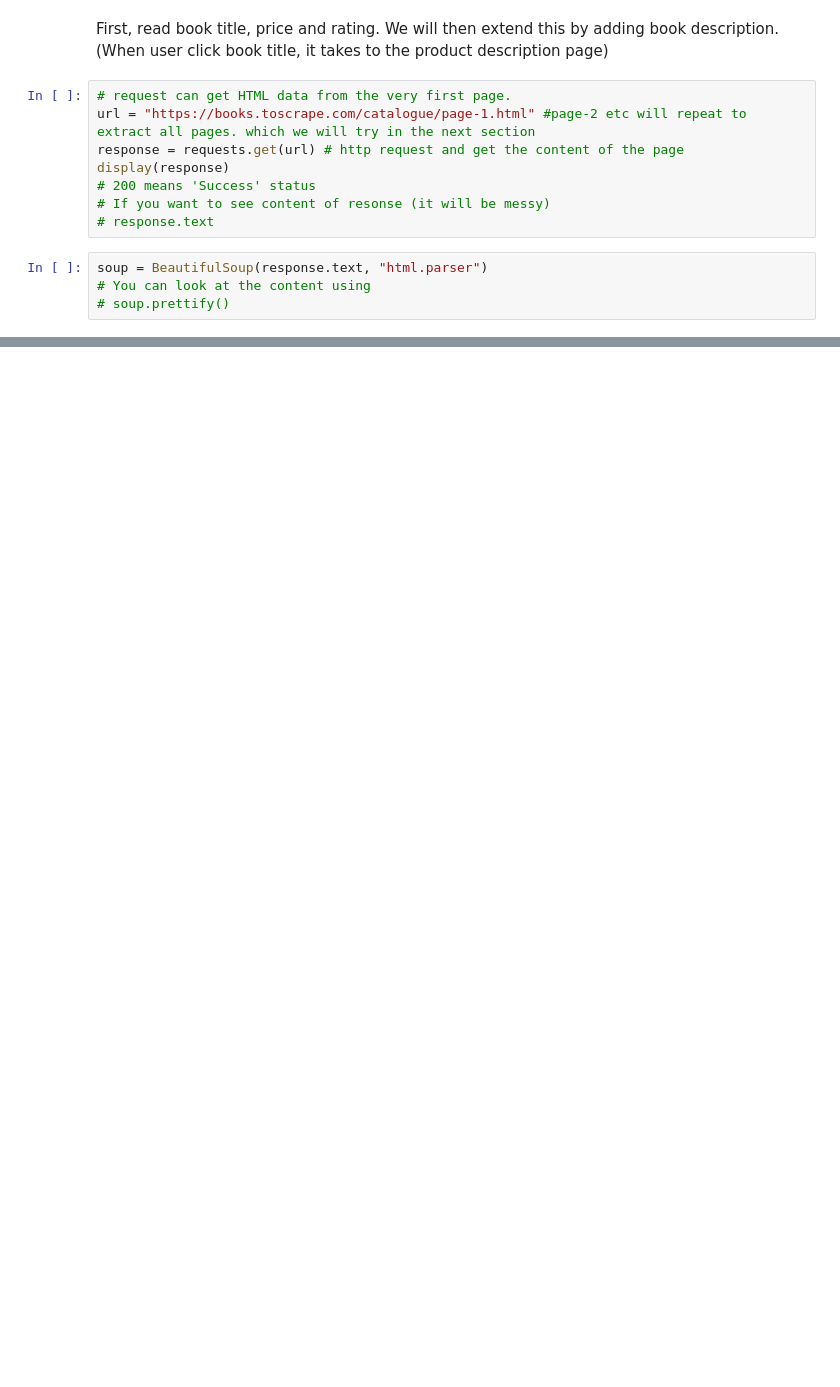
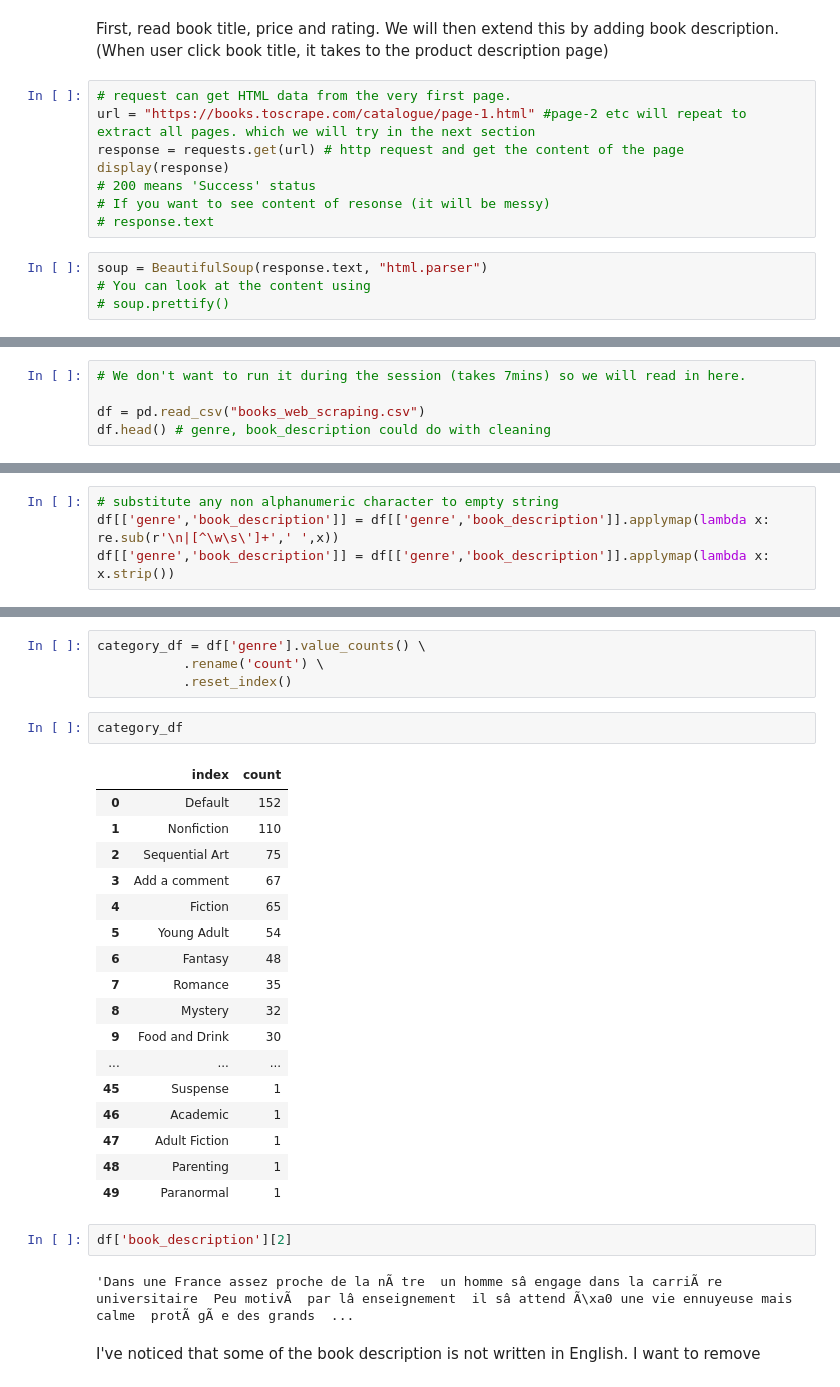
Before and after one commit to nhsbsa-data-analytics/coffee-and-coding, a Jupyter notebook: 2023-03-22 Web scraping/web_scraping_python.ipynb, the cells around one changed output, grey strips where cells are left out. Saved outputs shown, nothing was run; the diff lists cells and outputs as text; blank space fills up the shorter version.

Commit message:
update notebook
scraping all pages and add pandas

```diff
--- a/2023-03-22 Web scraping/web_scraping_python.ipynb
+++ b/2023-03-22 Web scraping/web_scraping_python.ipynb
@@ -325,0 +382,5 @@ else:
+# %%
+# We don't want to run it during the session (takes 7mins) so we will read in here.
+
+df = pd.read_csv("books_web_scraping.csv")
+df.head() # genre, book_description could do with cleaning
@@ -325,0 +394,4 @@ else:
+# %%
+# substitute any non alphanumeric character to empty string
+df[['genre','book_description']] = df[['genre','book_description']].applymap(lambda x: re.sub(r'\n|[^\w\s\']+',' ',x))
+df[['genre','book_description']] = df[['genre','book_description']].applymap(lambda x: x.strip())
@@ -325,0 +407,30 @@ else:
+# %%
+category_df = df['genre'].value_counts() \
+           .rename('count') \
+           .reset_index()
+# %%
+category_df
+# %% [output]
+|  | index | count |
+| 0 | Default | 152 |
+| 1 | Nonfiction | 110 |
+| 2 | Sequential Art | 75 |
+| 3 | Add a comment | 67 |
+| 4 | Fiction | 65 |
+| 5 | Young Adult | 54 |
+| 6 | Fantasy | 48 |
+| 7 | Romance | 35 |
+| 8 | Mystery | 32 |
+| 9 | Food and Drink | 30 |
+| ... | ... | ... |
+| 45 | Suspense | 1 |
+| 46 | Academic | 1 |
+| 47 | Adult Fiction | 1 |
+| 48 | Parenting | 1 |
+| 49 | Paranormal | 1 |
+# %%
+df['book_description'][2]
+# %% [output]
+'Dans une France assez proche de la nÃ tre  un homme sâ engage dans la carriÃ re universitaire  Peu motivÃ  par lâ enseignement  il sâ attend Ã\xa0 une vie ennuyeuse mais calme  protÃ gÃ e des grands  ...
+# %% [markdown]
+I've noticed that some of the book description is not written in English. I want to remove
```
Also changed, not shown: parts of 17 cells of this notebook, 1 other file.
